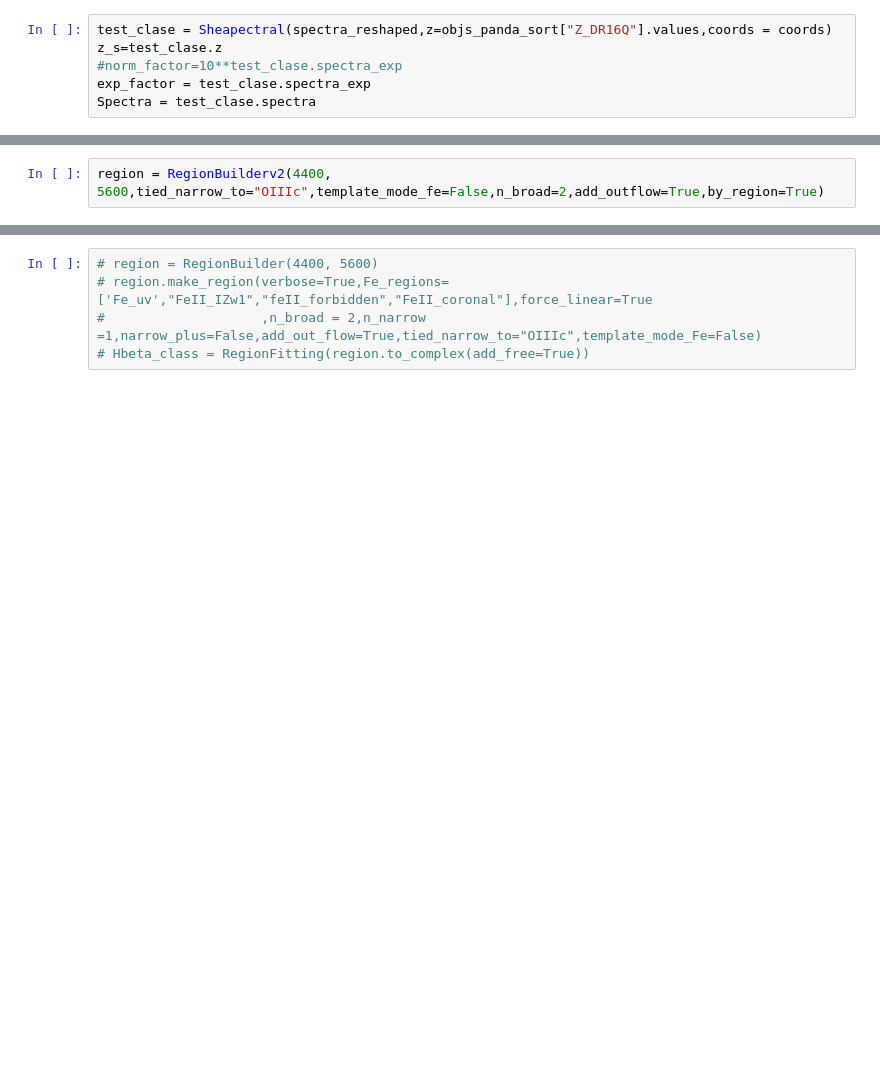
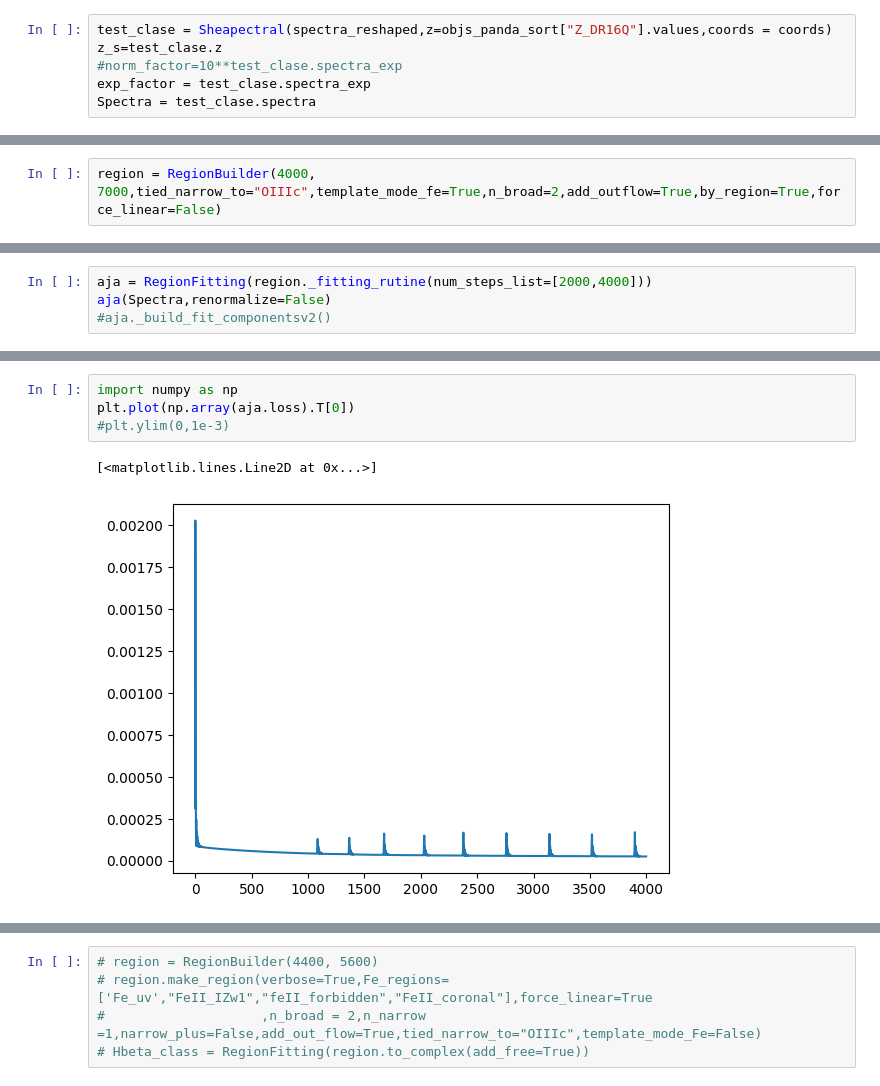
Before and after one commit to felavila/sheap, a Jupyter notebook: notebooks/building_complex_regions.ipynb, the cells around one changed output, grey strips where cells are left out. Cells and saved outputs as stored; diff of their text form; blank space fills up the shorter version.

```diff
--- a/notebooks/building_complex_regions.ipynb
+++ b/notebooks/building_complex_regions.ipynb
@@ -48,2 +96,2 @@ from sheap.RegionHandler.suportclass import SpectralLine
 # %%
-region = RegionBuilderv2(4400, 5600,tied_narrow_to="OIIIc",template_mode_fe=False,n_broad=2,add_outflow=True,by_region=True)
+region = RegionBuilder(4000, 7000,tied_narrow_to="OIIIc",template_mode_fe=True,n_broad=2,add_outflow=True,by_region=True,force_linear=False)
@@ -49,0 +102,4 @@ region = RegionBuilderv2(4400, 5600,tied_narrow_to="OIIIc",template_mode_fe=Fals
+# %%
+aja = RegionFitting(region._fitting_rutine(num_steps_list=[2000,4000]))
+aja(Spectra,renormalize=False)
+#aja._build_fit_componentsv2()
@@ -49,0 +131,7 @@ region = RegionBuilderv2(4400, 5600,tied_narrow_to="OIIIc",template_mode_fe=Fals
+# %%
+import numpy as np
+plt.plot(np.array(aja.loss).T[0])
+#plt.ylim(0,1e-3)
+# %% [output]
+[<matplotlib.lines.Line2D at 0x...>]
+[figure, added]
```
Also changed, not shown: parts of 21 cells of this notebook, 11 other files.
